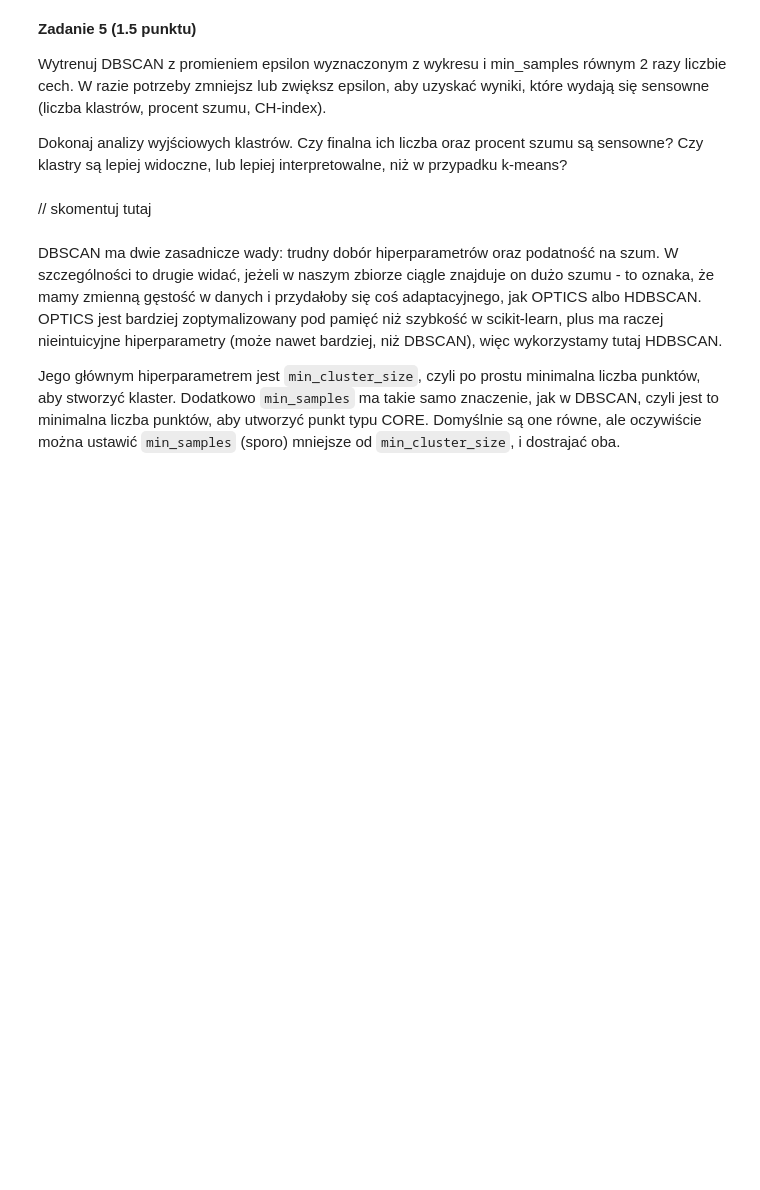
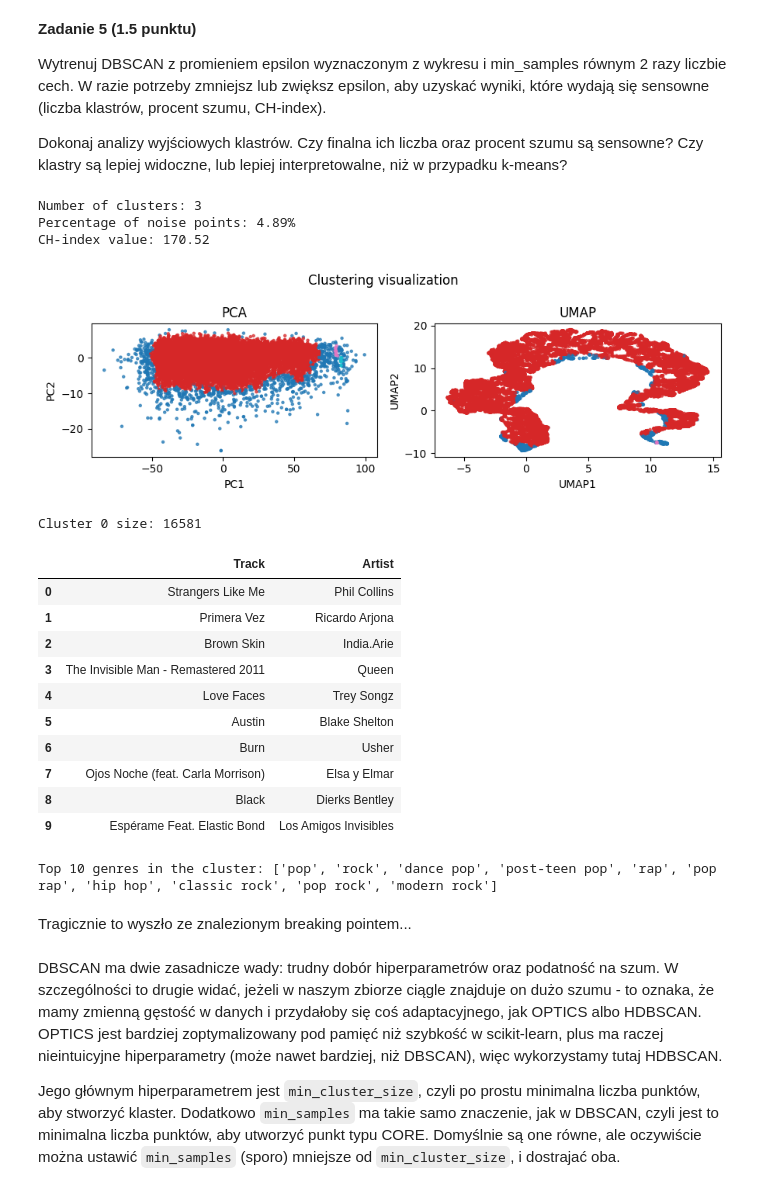
Before and after one commit to domino644/pum, a Jupyter notebook: lab7/notebook.ipynb, the cells around one changed output. Saved outputs shown, nothing was run; the diff lists cells and outputs as text; code cells hidden in the pictures; blank space fills up the shorter version.

```diff
--- a/lab7/notebook.ipynb
+++ b/lab7/notebook.ipynb
@@ -547,8 +738,34 @@ Warto też pamiętać, że klasteryzacja to proces z natury interaktywny. Takie
 Wytrenuj DBSCAN z promieniem epsilon wyznaczonym z wykresu i min_samples równym 2 razy liczbie cech. W razie potrzeby zmniejsz lub zwiększ epsilon, aby uzyskać wyniki, które wydają się sensowne (liczba klastrów, procent szumu, CH-index).
 
 Dokonaj analizy wyjściowych klastrów. Czy finalna ich liczba oraz procent szumu są sensowne? Czy klastry są lepiej widoczne, lub lepiej interpretowalne, niż w przypadku k-means?
-# %% [markdown]
-// skomentuj tutaj
+# %%
+from sklearn.cluster import DBSCAN
+
+clustering = DBSCAN(n_jobs=-1, eps=distances[elbow], min_samples=X.shape[1]*2)
+clustering.fit(X)
+
+dbscan_analyzer = DBSCANAnalyzer(df_songs_info, clustering_visualizer)
+dbscan_analyzer.analyze_clustering(X, clustering)
+# %% [output]
+Number of clusters: 3
+Percentage of noise points: 4.89%
+CH-index value: 170.52
+[figure, added]
+Cluster 0 size: 16581
+|  | Track | Artist |
+| 0 | Strangers Like Me | Phil Collins |
+| 1 | Primera Vez | Ricardo Arjona |
+| 2 | Brown Skin | India.Arie |
+| 3 | The Invisible Man - Remastered 2011 | Queen |
+| 4 | Love Faces | Trey Songz |
+| 5 | Austin | Blake Shelton |
+| 6 | Burn | Usher |
+| 7 | Ojos Noche (feat. Carla Morrison) | Elsa y Elmar |
+| 8 | Black | Dierks Bentley |
+| 9 | Espérame Feat. Elastic Bond | Los Amigos Invisibles |
+Top 10 genres in the cluster: ['pop', 'rock', 'dance pop', 'post-teen pop', 'rap', 'pop rap', 'hip hop', 'classic rock', 'pop rock', 'modern rock']
+# %% [markdown]
+Tragicznie to wyszło ze znalezionym breaking pointem...
 # %% [markdown]
 DBSCAN ma dwie zasadnicze wady: trudny dobór hiperparametrów oraz podatność na szum. W szczególności to drugie widać, jeżeli w naszym zbiorze ciągle znajduje on dużo szumu - to oznaka, że mamy zmienną gęstość w danych i przydałoby się coś adaptacyjnego, jak OPTICS albo HDBSCAN. OPTICS jest bardziej zoptymalizowany pod pamięć niż szybkość w scikit-learn, plus ma raczej nieintuicyjne hiperparametry (może nawet bardziej, niż DBSCAN), więc wykorzystamy tutaj HDBSCAN.
 
```
Also changed, not shown: parts of 15 cells of this notebook, 3 other files.
